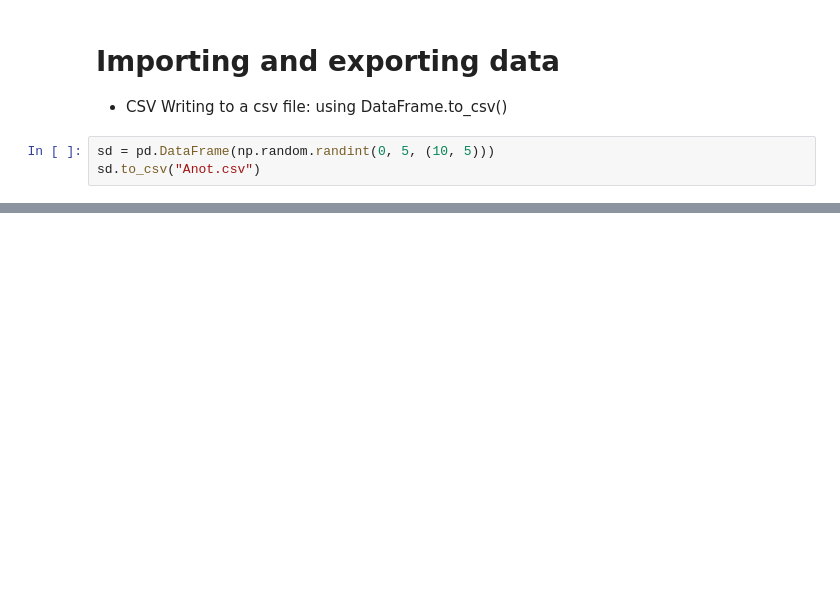
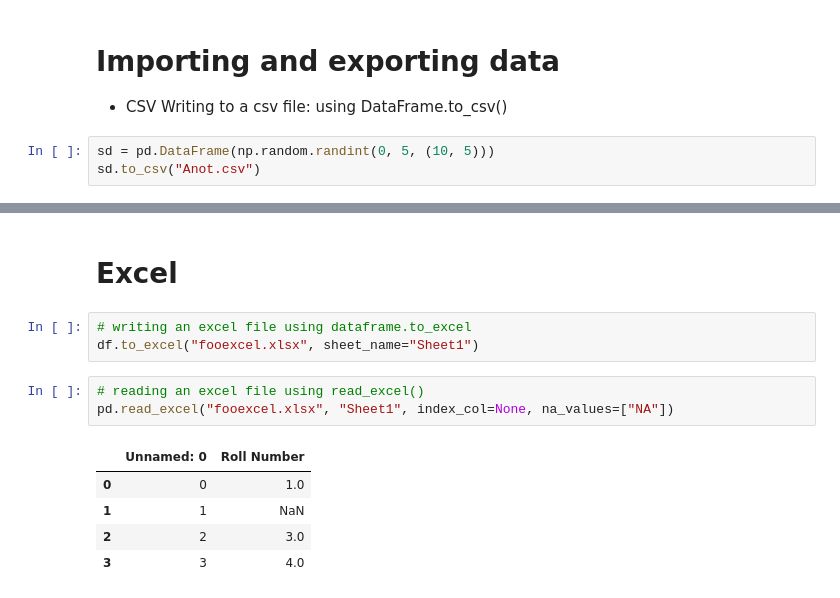
Before and after one commit to AsmitPrajapati/CodroidHub_Summer_Training, a Jupyter notebook: Pandas.ipynb, the cells around one changed output, grey strips where cells are left out. Drawn from its saved outputs; the diff is of its cells as text; blank space fills up the shorter version.

```diff
--- a/Pandas.ipynb
+++ b/Pandas.ipynb
@@ -413,0 +426,14 @@ sd.to_csv("Anot.csv")
+# %% [markdown]
+# Excel
+# %%
+# writing an excel file using dataframe.to_excel
+df.to_excel("fooexcel.xlsx", sheet_name="Sheet1")
+# %%
+# reading an excel file using read_excel()
+pd.read_excel("fooexcel.xlsx", "Sheet1", index_col=None, na_values=["NA"])
+# %% [output]
+|  | Unnamed: 0 | Roll Number |
+| 0 | 0 | 1.0 |
+| 1 | 1 | NaN |
+| 2 | 2 | 3.0 |
+| 3 | 3 | 4.0 |
```
Also changed, not shown: parts of 37 cells of this notebook.
